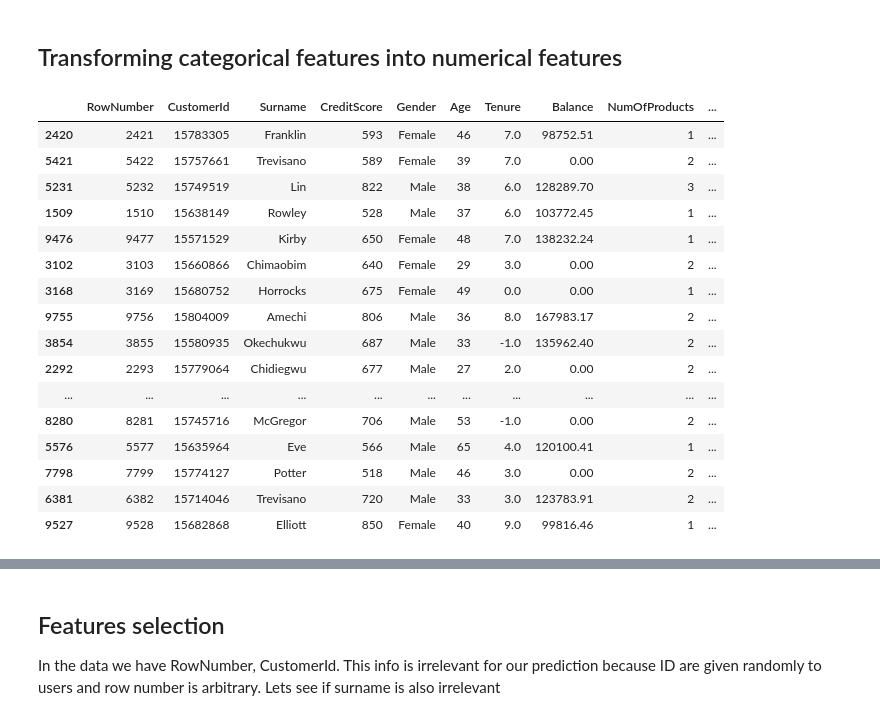
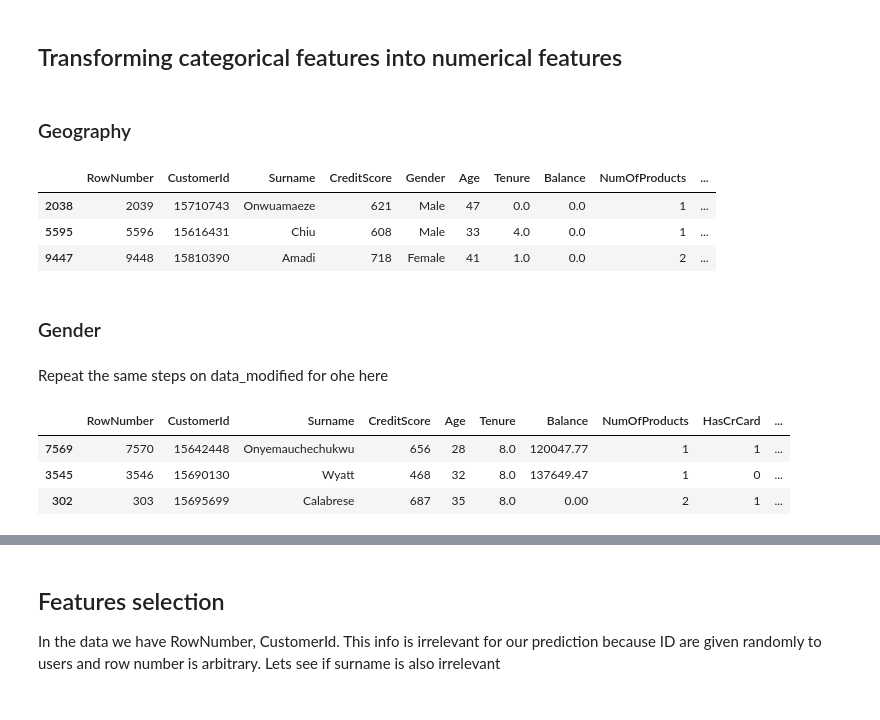
Before and after one commit to nirgalili/practicum100_supervised_learning_project_customer_abandonment, a Jupyter notebook: nir_galili_supervised_learning_project_v1.ipynb, the cells around one changed output, grey strips where cells are left out. Saved outputs shown, nothing was run; the diff lists cells and outputs as text; code cells hidden in the pictures.

```diff
--- a/nir_galili_supervised_learning_project_v1.ipynb
+++ b/nir_galili_supervised_learning_project_v1.ipynb
@@ -123,6 +151,8 @@ imp
 data['Tenure'].fillna(-1, inplace=True)
 # %% [markdown]
 ## Transforming categorical features into numerical features
+# %% [markdown]
+### Geography
 # %%
 # create dummies for Geography
 data_ohe = pd.get_dummies(data['Geography'], drop_first=True)
@@ -130,22 +160,23 @@ data_ohe = pd.get_dummies(data['Geography'], drop_first=True)
 # join the data with the ohe data of the Geography
 data_modified = data.drop('Geography', axis=1).join(data_ohe)
 # %%
-data_modified.sample(20)
+data_modified.sample(3)
 # %% [output]
 |  | RowNumber | CustomerId | Surname | CreditScore | Gender | Age | Tenure | Balance | NumOfProducts | ... |
-| 2420 | 2421 | 15783305 | Franklin | 593 | Female | 46 | 7.0 | 98752.51 | 1 | ... |
-| 5421 | 5422 | 15757661 | Trevisano | 589 | Female | 39 | 7.0 | 0.00 | 2 | ... |
-| 5231 | 5232 | 15749519 | Lin | 822 | Male | 38 | 6.0 | 128289.70 | 3 | ... |
-| 1509 | 1510 | 15638149 | Rowley | 528 | Male | 37 | 6.0 | 103772.45 | 1 | ... |
-| 9476 | 9477 | 15571529 | Kirby | 650 | Female | 48 | 7.0 | 138232.24 | 1 | ... |
-| 3102 | 3103 | 15660866 | Chimaobim | 640 | Female | 29 | 3.0 | 0.00 | 2 | ... |
-| 3168 | 3169 | 15680752 | Horrocks | 675 | Female | 49 | 0.0 | 0.00 | 1 | ... |
-| 9755 | 9756 | 15804009 | Amechi | 806 | Male | 36 | 8.0 | 167983.17 | 2 | ... |
-| 3854 | 3855 | 15580935 | Okechukwu | 687 | Male | 33 | -1.0 | 135962.40 | 2 | ... |
-| 2292 | 2293 | 15779064 | Chidiegwu | 677 | Male | 27 | 2.0 | 0.00 | 2 | ... |
-| ... | ... | ... | ... | ... | ... | ... | ... | ... | ... | ... |
-| 8280 | 8281 | 15745716 | McGregor | 706 | Male | 53 | -1.0 | 0.00 | 2 | ... |
-| 5576 | 5577 | 15635964 | Eve | 566 | Male | 65 | 4.0 | 120100.41 | 1 | ... |
-| 7798 | 7799 | 15774127 | Potter | 518 | Male | 46 | 3.0 | 0.00 | 2 | ... |
-| 6381 | 6382 | 15714046 | Trevisano | 720 | Male | 33 | 3.0 | 123783.91 | 2 | ... |
-| 9527 | 9528 | 15682868 | Elliott | 850 | Female | 40 | 9.0 | 99816.46 | 1 | ... |
+| 2038 | 2039 | 15710743 | Onwuamaeze | 621 | Male | 47 | 0.0 | 0.0 | 1 | ... |
+| 5595 | 5596 | 15616431 | Chiu | 608 | Male | 33 | 4.0 | 0.0 | 1 | ... |
+| 9447 | 9448 | 15810390 | Amadi | 718 | Female | 41 | 1.0 | 0.0 | 2 | ... |
+# %% [markdown]
+### Gender
+# %% [markdown]
+Repeat the same steps on data_modified for ohe here
+# %%
+
+data_ohe = pd.get_dummies(data_modified['Gender'], drop_first=True)
+data_modified = data_modified.drop('Gender', axis=1).join(data_ohe)
+data_modified.sample(3)
+# %% [output]
+|  | RowNumber | CustomerId | Surname | CreditScore | Age | Tenure | Balance | NumOfProducts | HasCrCard | ... |
+| 7569 | 7570 | 15642448 | Onyemauchechukwu | 656 | 28 | 8.0 | 120047.77 | 1 | 1 | ... |
+| 3545 | 3546 | 15690130 | Wyatt | 468 | 32 | 8.0 | 137649.47 | 1 | 0 | ... |
+| 302 | 303 | 15695699 | Calabrese | 687 | 35 | 8.0 | 0.00 | 2 | 1 | ... |
```
Also changed, not shown: parts of 136 cells of this notebook.
